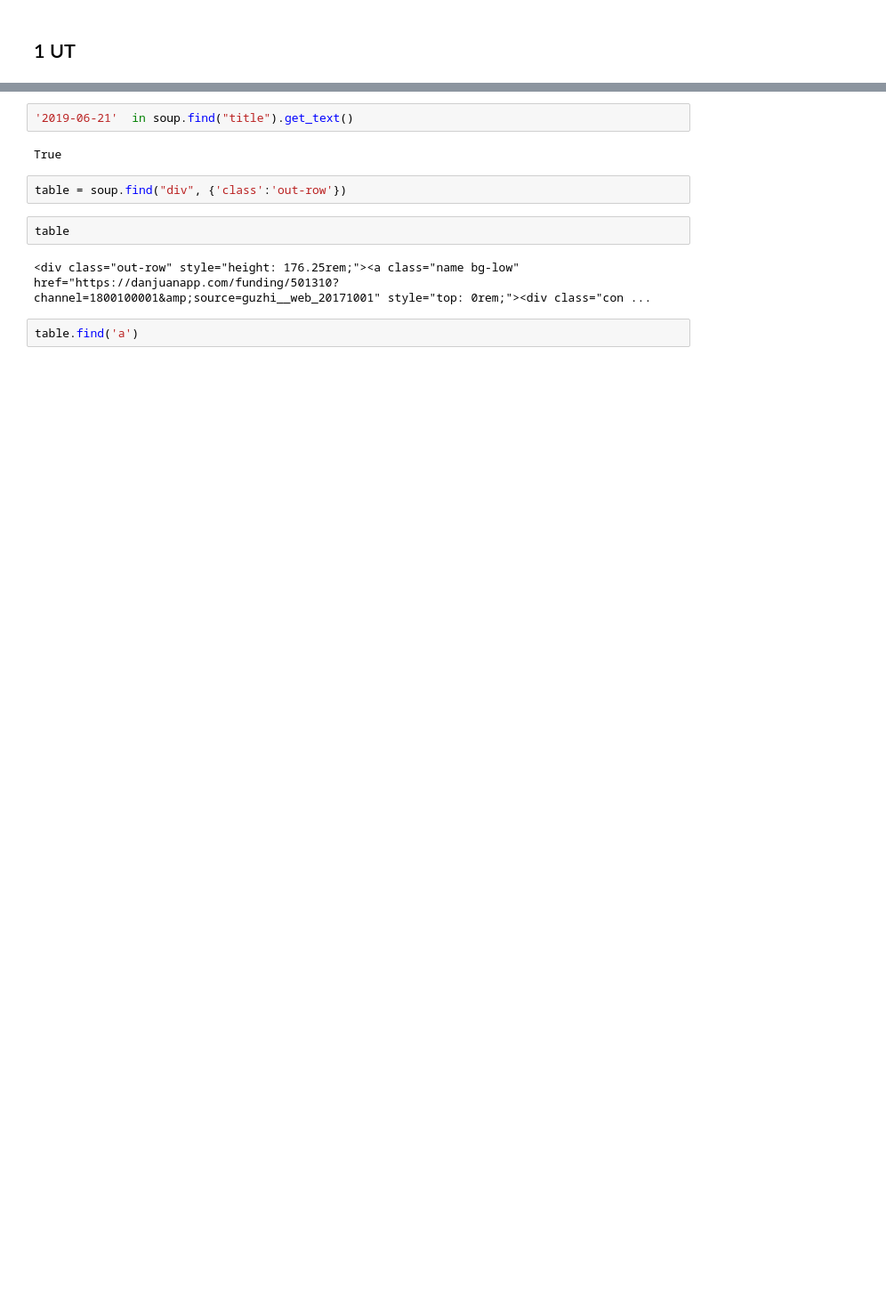
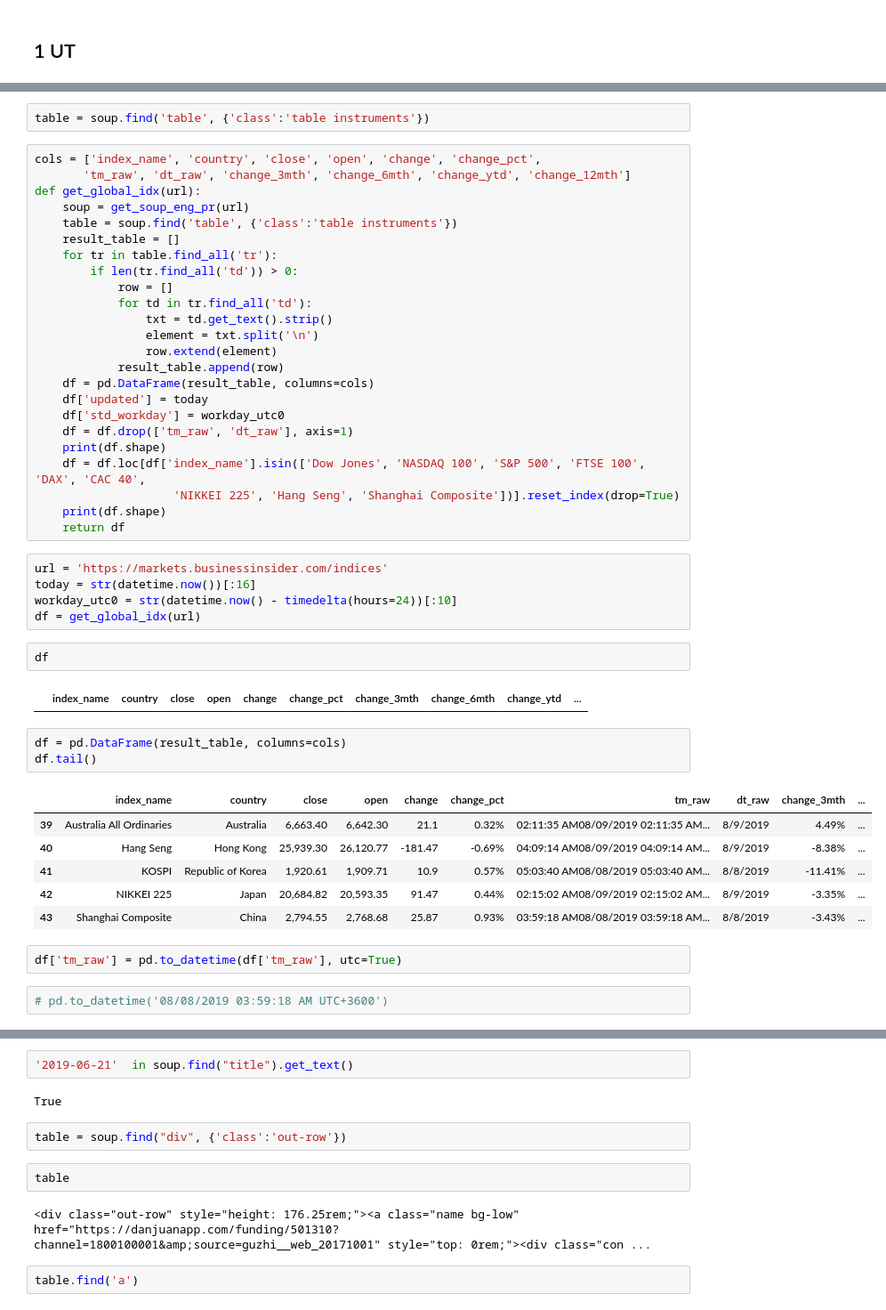
Before and after one commit to hemafeifei/wealth, a Jupyter notebook: scrapy/test.ipynb, the cells around one changed output, grey strips where cells are left out. Shown at 89% size. Saved outputs shown, nothing was run; the diff lists cells and outputs as text; blank space fills up the shorter version.

Commit message:
global index

```diff
--- a/scrapy/test.ipynb
+++ b/scrapy/test.ipynb
@@ -25,3 +27,52 @@ def get_soup_eng_pr(url):
     return soup
 
 # soup = get_soup_eng_pr(url)
+# %%
+table = soup.find('table', {'class':'table instruments'})
+# %%
+cols = ['index_name', 'country', 'close', 'open', 'change', 'change_pct',
+       'tm_raw', 'dt_raw', 'change_3mth', 'change_6mth', 'change_ytd', 'change_12mth']
+def get_global_idx(url):
+    soup = get_soup_eng_pr(url)
+    table = soup.find('table', {'class':'table instruments'})
+    result_table = []
+    for tr in table.find_all('tr'):
+        if len(tr.find_all('td')) > 0:
+            row = []
+            for td in tr.find_all('td'):
+                txt = td.get_text().strip()
+                element = txt.split('\n')
+                row.extend(element)
+            result_table.append(row)
+    df = pd.DataFrame(result_table, columns=cols)
+    df['updated'] = today
+    df['std_workday'] = workday_utc0
+    df = df.drop(['tm_raw', 'dt_raw'], axis=1)
+    print(df.shape)
+    df = df.loc[df['index_name'].isin(['Dow Jones', 'NASDAQ 100', 'S&P 500', 'FTSE 100', 'DAX', 'CAC 40',
+                    'NIKKEI 225', 'Hang Seng', 'Shanghai Composite'])].reset_index(drop=True)
+    print(df.shape)
+    return df
+# %%
+url = 'https://markets.businessinsider.com/indices'
+today = str(datetime.now())[:16]
+workday_utc0 = str(datetime.now() - timedelta(hours=24))[:10]
+df = get_global_idx(url)
+# %%
+df
+# %% [output]
+|  | index_name | country | close | open | change | change_pct | change_3mth | change_6mth | change_ytd | ... |
+# %%
+df = pd.DataFrame(result_table, columns=cols)
+df.tail()
+# %% [output]
+|  | index_name | country | close | open | change | change_pct | tm_raw | dt_raw | change_3mth | ... |
+| 39 | Australia All Ordinaries | Australia | 6,663.40 | 6,642.30 | 21.1 | 0.32% | 02:11:35 AM08/09/2019 02:11:35 AM... | 8/9/2019 | 4.49% | ... |
+| 40 | Hang Seng | Hong Kong | 25,939.30 | 26,120.77 | -181.47 | -0.69% | 04:09:14 AM08/09/2019 04:09:14 AM... | 8/9/2019 | -8.38% | ... |
+| 41 | KOSPI | Republic of Korea | 1,920.61 | 1,909.71 | 10.9 | 0.57% | 05:03:40 AM08/08/2019 05:03:40 AM... | 8/8/2019 | -11.41% | ... |
+| 42 | NIKKEI 225 | Japan | 20,684.82 | 20,593.35 | 91.47 | 0.44% | 02:15:02 AM08/09/2019 02:15:02 AM... | 8/9/2019 | -3.35% | ... |
+| 43 | Shanghai Composite | China | 2,794.55 | 2,768.68 | 25.87 | 0.93% | 03:59:18 AM08/08/2019 03:59:18 AM... | 8/8/2019 | -3.43% | ... |
+# %%
+df['tm_raw'] = pd.to_datetime(df['tm_raw'], utc=True)
+# %%
+# pd.to_datetime('08/08/2019 03:59:18 AM UTC+3600')
```
Also changed, not shown: parts of 10 cells of this notebook, 1 other file.
